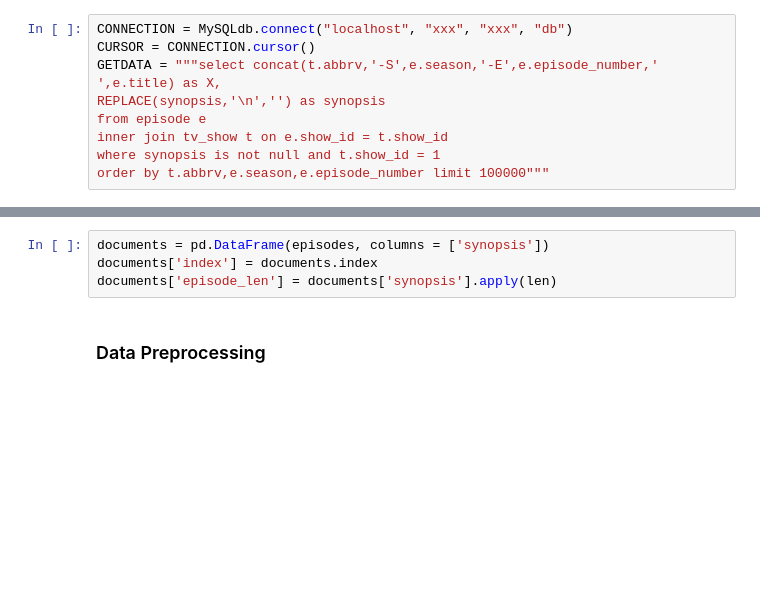
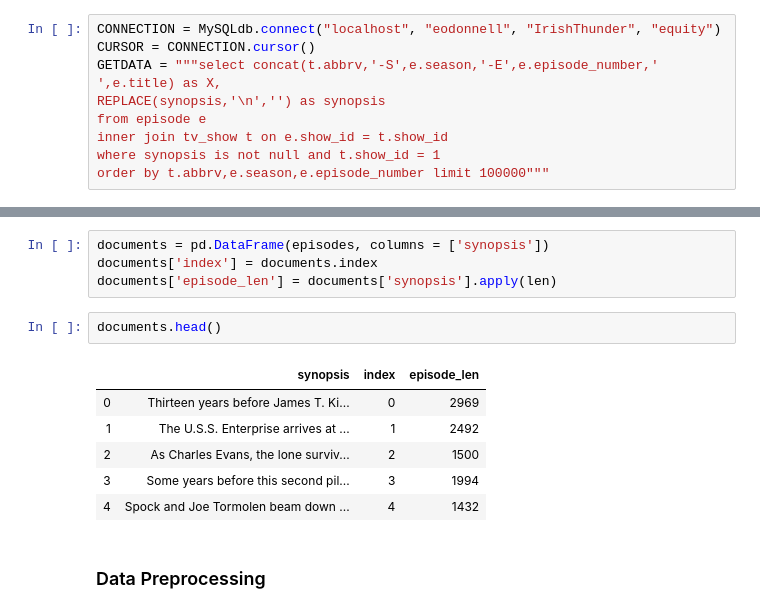
Before and after one commit to eddyod/TextMatcher, a Jupyter notebook: LDA_startrek.ipynb, the cells around one changed output, grey strips where cells are left out. Saved outputs shown, nothing was run; the diff lists cells and outputs as text; blank space fills up the shorter version.

```diff
--- a/LDA_startrek.ipynb
+++ b/LDA_startrek.ipynb
@@ -12,5 +16,5 @@ import nltk
 # %%
-CONNECTION = MySQLdb.connect("localhost", "xxx", "xxx", "db")
+CONNECTION = MySQLdb.connect("localhost", "eodonnell", "IrishThunder", "equity")
 CURSOR = CONNECTION.cursor()
 GETDATA = """select concat(t.abbrv,'-S',e.season,'-E',e.episode_number,' ',e.title) as X,
 REPLACE(synopsis,'\n','') as synopsis
@@ -30,6 +34,15 @@ for row in rows:
 documents = pd.DataFrame(episodes, columns = ['synopsis'])
 documents['index'] = documents.index
 documents['episode_len'] = documents['synopsis'].apply(len)
+# %%
+documents.head()
+# %% [output]
+|  | synopsis | index | episode_len |
+| 0 | Thirteen years before James T. Ki... | 0 | 2969 |
+| 1 | The U.S.S. Enterprise arrives at ... | 1 | 2492 |
+| 2 | As Charles Evans, the lone surviv... | 2 | 1500 |
+| 3 | Some years before this second pil... | 3 | 1994 |
+| 4 | Spock and Joe Tormolen beam down ... | 4 | 1432 |
 # %% [markdown]
 ### Data Preprocessing
 # %% [markdown]
```
Also changed, not shown: parts of 1 cell of this notebook, 38 other files.
